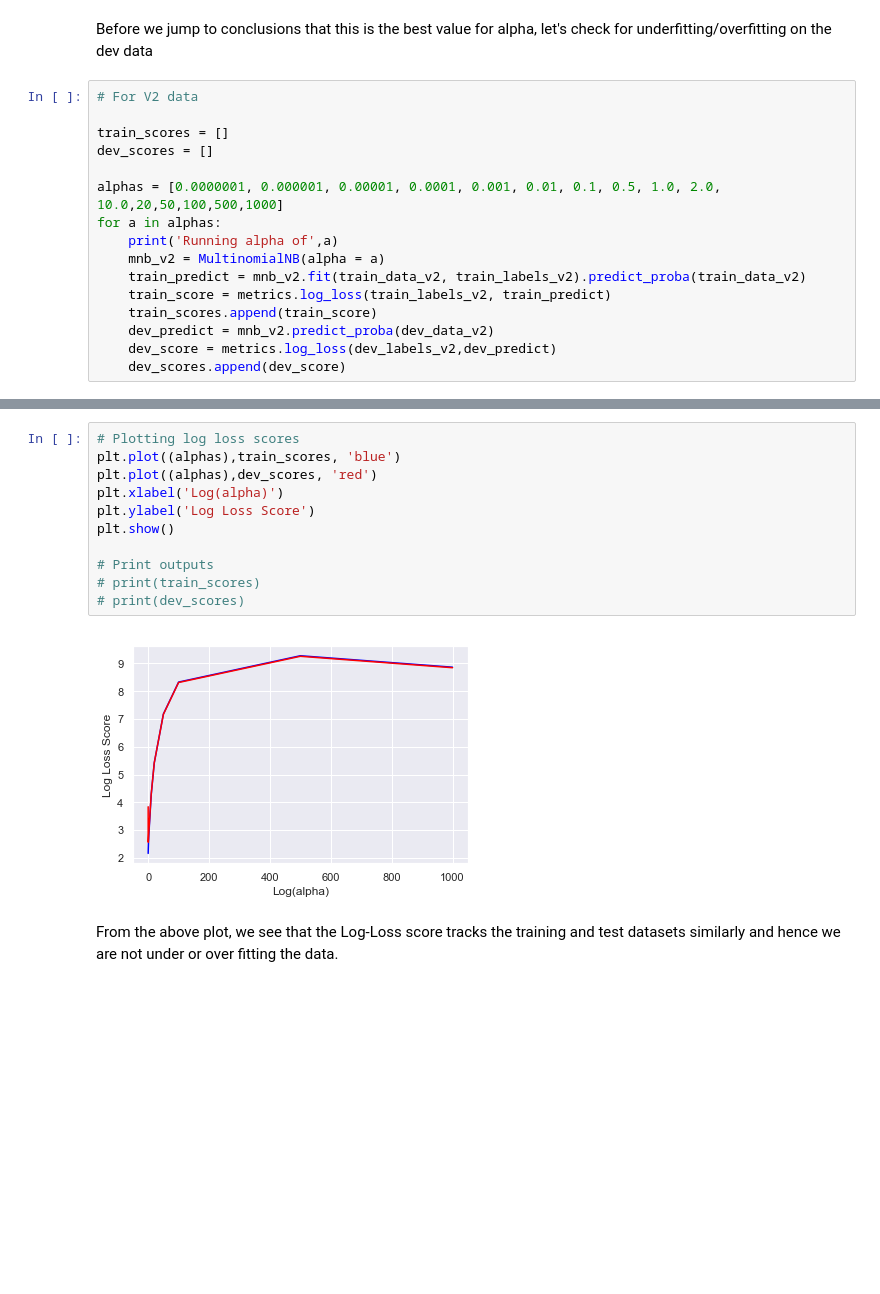
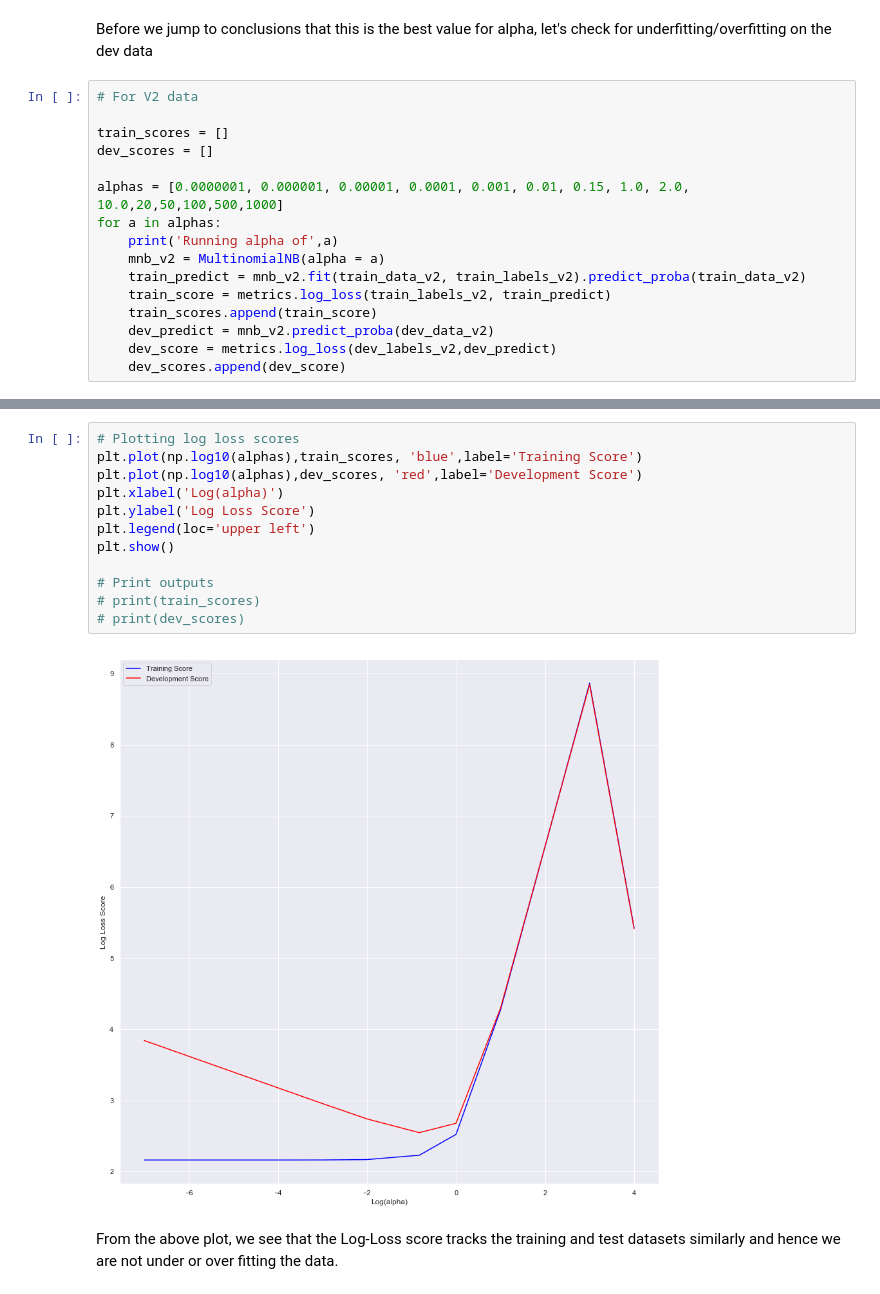
Before and after one commit to suhasgupta791/MIDS_W207_Final_Project, a Jupyter notebook: SuhasGupta_NehaKumar_SecondSubmission_finalproject.ipynb, the cells around one changed output, grey strips where cells are left out. Cells and saved outputs as stored; diff of their text form; blank space fills up the shorter version.

```diff
--- a/SuhasGupta_NehaKumar_SecondSubmission_finalproject.ipynb
+++ b/SuhasGupta_NehaKumar_SecondSubmission_finalproject.ipynb
@@ -878,7 +887,7 @@ Before we jump to conclusions that this is the best value for alpha, let's check
 train_scores = []
 dev_scores = []
 
-alphas = [0.0000001, 0.000001, 0.00001, 0.0001, 0.001, 0.01, 0.1, 0.5, 1.0, 2.0, 10.0,20,50,100,500,1000]
+alphas = [0.0000001, 0.000001, 0.00001, 0.0001, 0.001, 0.01, 0.15, 1.0, 2.0, 10.0,20,50,100,500,1000]
 for a in alphas:
     print('Running alpha of',a)
     mnb_v2 = MultinomialNB(alpha = a)
@@ -907,17 +915,18 @@ Running alpha of 500
 Running alpha of 1000
 # %%
 # Plotting log loss scores
-plt.plot((alphas),train_scores, 'blue')
-plt.plot((alphas),dev_scores, 'red')
+plt.plot(np.log10(alphas),train_scores, 'blue',label='Training Score')
+plt.plot(np.log10(alphas),dev_scores, 'red',label='Development Score')
 plt.xlabel('Log(alpha)')
 plt.ylabel('Log Loss Score')
+plt.legend(loc='upper left')
 plt.show()
 
 # Print outputs
 # print(train_scores)
 # print(dev_scores)
 # %% [output]
-[figure, old version]
+[figure, new version]
 # %% [markdown]
 From the above plot, we see that the Log-Loss score tracks the training and test datasets similarly and hence we are not under or over fitting the data.
 # %%
```
Also changed, not shown: parts of 14 cells of this notebook, 3 other files.
